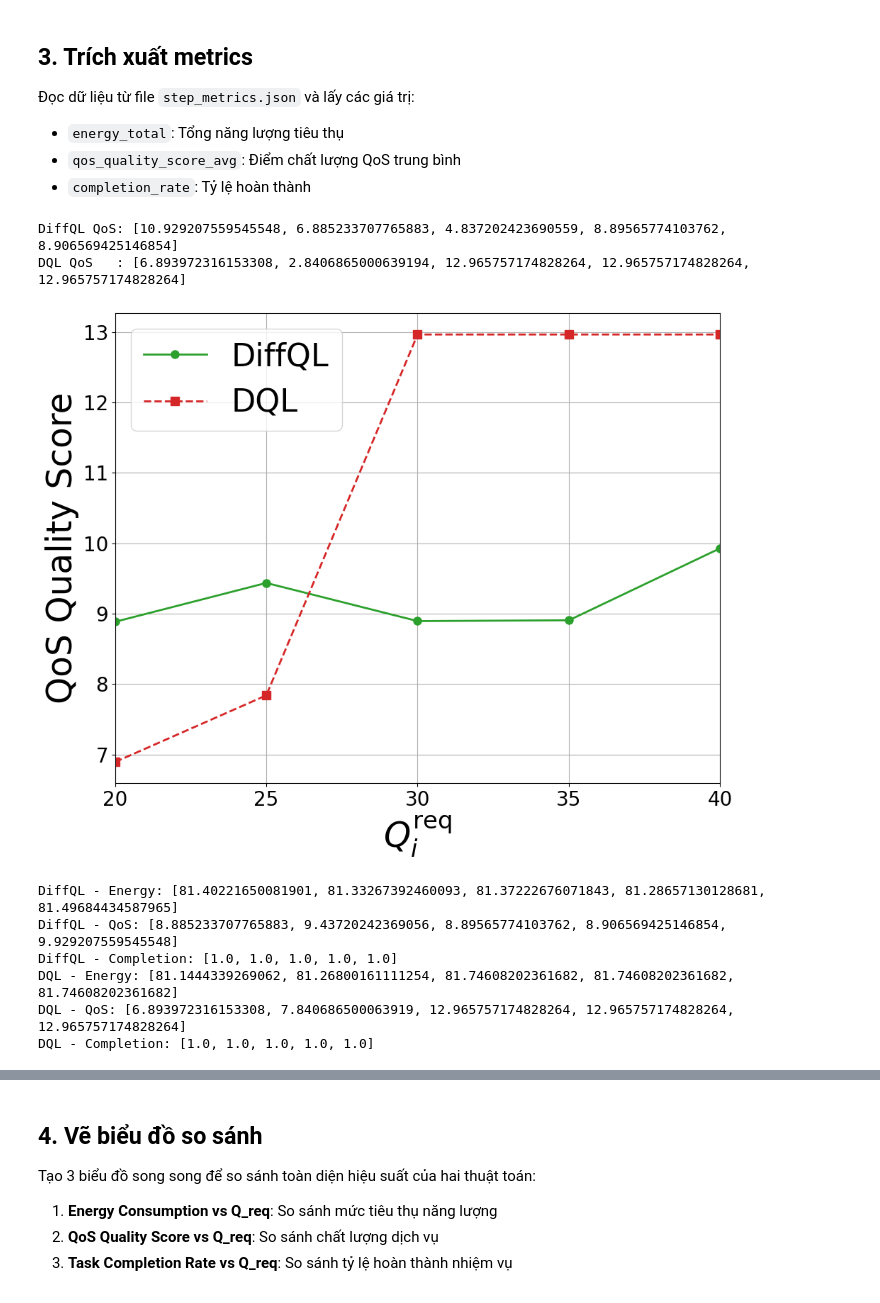
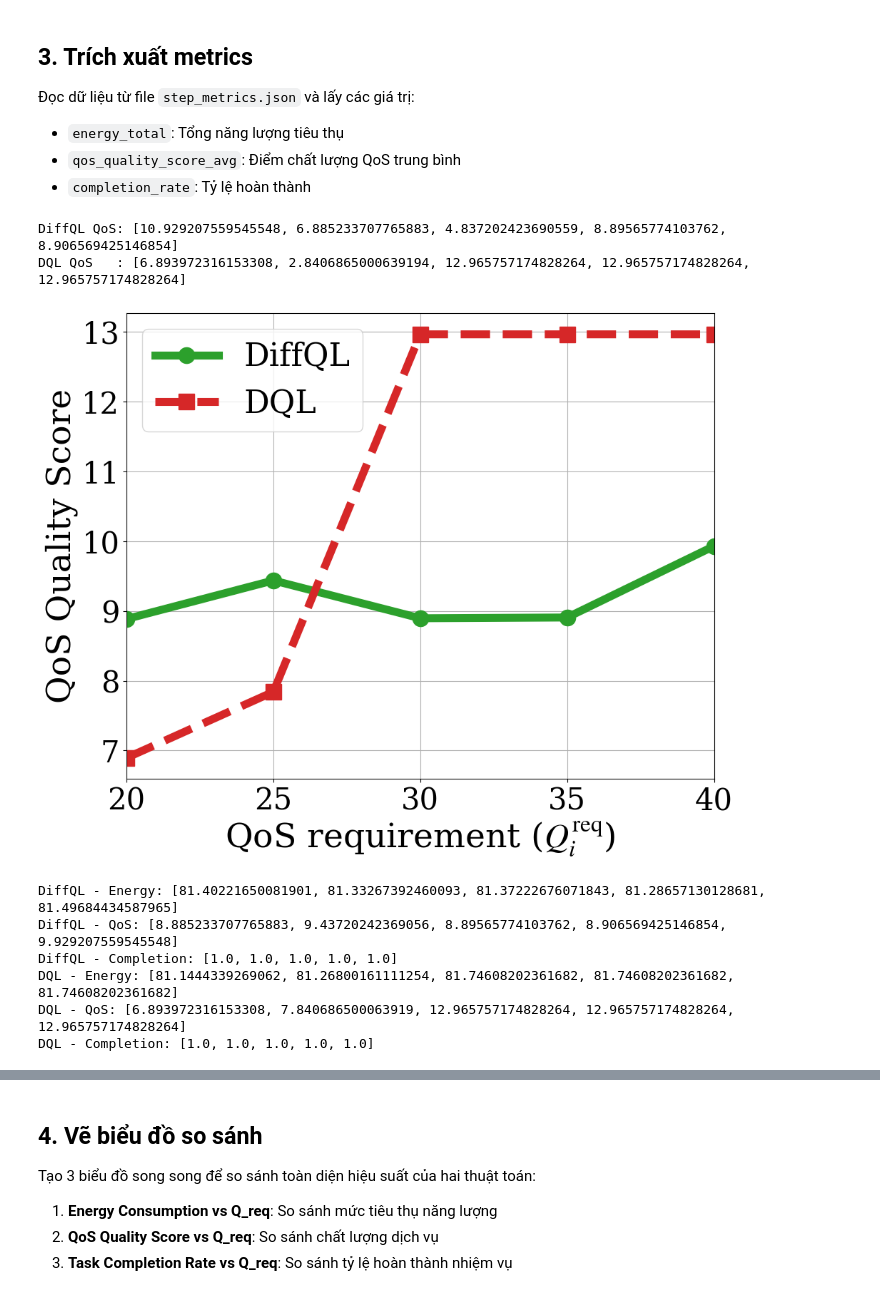
Before and after one commit to qkhanh711/Diffusion-Policies-for-RL, a Jupyter notebook: results/uav-genai-env-req|exp_1/plot_results.ipynb, the cells around one changed output, grey strips where cells are left out. Saved outputs shown, nothing was run; the diff lists cells and outputs as text; code cells hidden in the pictures.

```diff
--- a/results/uav-genai-env-req|exp_1/plot_results.ipynb
+++ b/results/uav-genai-env-req|exp_1/plot_results.ipynb
@@ -333,6 +333,15 @@ DQL metrics: {'20': {'energy_total': 141.1444339269062, 'qos_quality_score_avg':
 - `energy_total`: Tổng năng lượng tiêu thụ
 - `qos_quality_score_avg`: Điểm chất lượng QoS trung bình
 - `completion_rate`: Tỷ lệ hoàn thành
+# %%
+import matplotlib.pyplot as plt
+import matplotlib as mpl
+
+# Cấu hình font Times New Roman
+plt.rcParams['font.family'] = 'Dejavu serif'
+plt.rcParams['font.serif'] = ['Times New Roman']
+plt.rcParams['mathtext.fontset'] = 'stix'  # Để hiển thị math text đúng
+plt.rcParams['font.size'] = 12  # Font size mặc định
 # %%
 # Thu gọn: Vẽ Energy, QoS và Completion Rate theo Q_req
 Q_req = ["20", "25", "30", "35", "40"]
@@ -353,11 +362,11 @@ fig, ax1 = plt.subplots(1, 1, figsize=(10, 8))
 dql_energy = [i - 60 for i in dql_energy]
 gdql_energy = [i - 60 for i in gdql_energy]
 
-# ax1.plot(Q_req, dql_energy, 'o-', label='DiffQL', linewidth=2, markersize=8)
-# ax1.plot(Q_req, gdql_energy, 's--', label='DQL', linewidth=2, markersize=8)
-# ax1.set_xlabel(r'$Q^{\rm{req}}_i$', fontsize = 35)
-# ax1.set_ylabel('Energy Consumption', fontsize = 35)
-# ax1.tick_params(axis='both', which='major', labelsize=20)
+# ax1.plot(Q_req, dql_energy, 'o-', label='DiffQL', linewidth=8, markersize=16)
+# ax1.plot(Q_req, gdql_energy, 's--', label='DQL', linewidth=8, markersize=16)
+# ax1.set_xlabel(r'QoS requirement ($Q^{\rm{req}}_i$)', fontsize = 34)
+# ax1.set_ylabel('Energy Consumption', fontsize = 34)
+# ax1.tick_params(axis='both', which='major', labelsize=30)
 # # ax1.set_title('Energy Consumption vs Q_req')
 # ax1.legend(fontsize = 32)
 # ax1.grid(True)
@@ -368,41 +377,41 @@ print("DQL QoS   :", gdql_qos)
 dql_qos =  [8.885233707765883,  9.437202423690559, 8.89565774103762, 8.906569425146854, 9.929207559545548]
 gdql_qos = [6.893972316153308, 7.8406865000639194, 12.965757174828264, 12.965757174828264, 12.965757174828264]
 
-ax1.plot(Q_req, dql_qos, 'o-', label='DiffQL', linewidth=2, markersize=8, color = "#2ca02c" )
-ax1.plot(Q_req, gdql_qos, 's--', label='DQL', linewidth=2, markersize=8, color = "#d62728")
-ax1.set_xlabel(r'$Q^{\rm{req}}_i$', fontsize = 35)
-ax1.set_ylabel('QoS Quality Score', fontsize = 35)
+ax1.plot(Q_req, dql_qos, 'o-', label='DiffQL', linewidth=8, markersize=16, color = "#2ca02c" )
+ax1.plot(Q_req, gdql_qos, 's--', label='DQL', linewidth=8, markersize=16, color = "#d62728")
+ax1.set_xlabel(r'QoS requirement ($Q^{\rm{req}}_i$)', fontsize = 34)
+ax1.set_ylabel('QoS Quality Score', fontsize = 34)
 ax1.set_xlim([min(Q_req), max(Q_req)])
 # ax2.set_title('QoS vs Q_req')
 ax1.legend(fontsize = 32)
-ax1.tick_params(axis='both', which='major', labelsize=20)
+ax1.tick_params(axis='both', which='major', labelsize=30)
 ax1.grid(True)
 
 # # Plot 3: Completion Rate
 # ax3.plot(Q_req, dql_completion, 'o-', label='DiffQL', linewidth=2, markersize=8)
 # gdql_completion = [3/7, 4/7, 1, 1, 1]
 # ax3.plot(Q_req, gdql_completion, 's--', label='DQL', linewidth=2, markersize=8)
 # ax3.set_xlabel('Q_req')
 # ax3.set_ylabel('Completion Rate')
 # ax3.set_title('Task Completion Rate vs Q_req')
 # ax3.set_ylim([0, 1.1])  # Completion rate từ 0 đến 1
 # ax3.legend()
 # ax3.grid(True)
 
 plt.tight_layout()
 plt.show()
 
 # In kết quả
 print(f"DiffQL - Energy: {dql_energy}")
 print(f"DiffQL - QoS: {dql_qos}")
 print(f"DiffQL - Completion: {dql_completion}")
 print(f"DQL - Energy: {gdql_energy}")
 print(f"DQL - QoS: {gdql_qos}")
 print(f"DQL - Completion: {gdql_completion}")
 # %% [output]
 DiffQL QoS: [10.929207559545548, 6.885233707765883, 4.837202423690559, 8.89565774103762, 8.906569425146854]
 DQL QoS   : [6.893972316153308, 2.8406865000639194, 12.965757174828264, 12.965757174828264, 12.965757174828264]
-[figure, old version]
+[figure, new version]
 DiffQL - Energy: [81.40221650081901, 81.33267392460093, 81.37222676071843, 81.28657130128681, 81.49684434587965]
 DiffQL - QoS: [8.885233707765883, 9.43720242369056, 8.89565774103762, 8.906569425146854, 9.929207559545548]
 DiffQL - Completion: [1.0, 1.0, 1.0, 1.0, 1.0]
```
Also changed, not shown: parts of 3 cells of this notebook, 9 other files.
